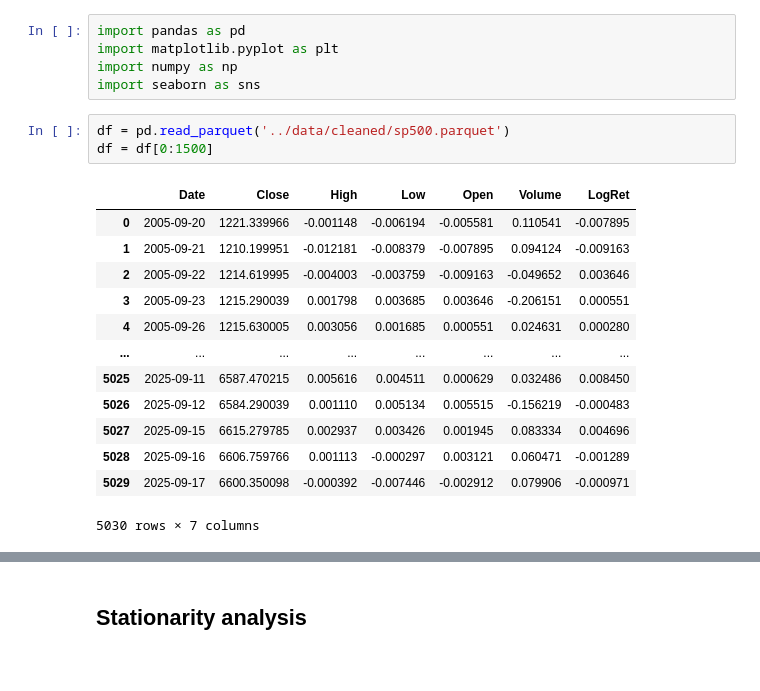
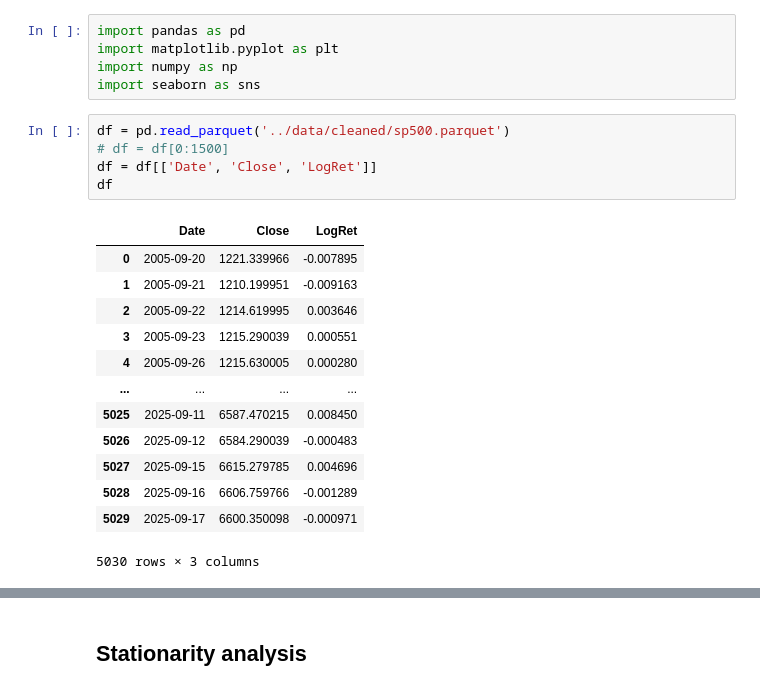
Before and after one commit to ThreadAgain/ml-assignment-3, a Jupyter notebook: notebooks/SPY.ipynb, the cells around one changed output, grey strips where cells are left out. Drawn from its saved outputs; the diff is of its cells as text.

```diff
--- a/notebooks/SPY.ipynb
+++ b/notebooks/SPY.ipynb
@@ -7,21 +7,23 @@ import numpy as np
 import seaborn as sns
 # %%
 df = pd.read_parquet('../data/cleaned/sp500.parquet')
-df = df[0:1500]
+# df = df[0:1500]
+df = df[['Date', 'Close', 'LogRet']]
+df
 # %% [output]
-|  | Date | Close | High | Low | Open | Volume | LogRet |
-| 0 | 2005-09-20 | 1221.339966 | -0.001148 | -0.006194 | -0.005581 | 0.110541 | -0.007895 |
-| 1 | 2005-09-21 | 1210.199951 | -0.012181 | -0.008379 | -0.007895 | 0.094124 | -0.009163 |
-| 2 | 2005-09-22 | 1214.619995 | -0.004003 | -0.003759 | -0.009163 | -0.049652 | 0.003646 |
-| 3 | 2005-09-23 | 1215.290039 | 0.001798 | 0.003685 | 0.003646 | -0.206151 | 0.000551 |
-| 4 | 2005-09-26 | 1215.630005 | 0.003056 | 0.001685 | 0.000551 | 0.024631 | 0.000280 |
-| ... | ... | ... | ... | ... | ... | ... | ... |
-| 5025 | 2025-09-11 | 6587.470215 | 0.005616 | 0.004511 | 0.000629 | 0.032486 | 0.008450 |
-| 5026 | 2025-09-12 | 6584.290039 | 0.001110 | 0.005134 | 0.005515 | -0.156219 | -0.000483 |
-| 5027 | 2025-09-15 | 6615.279785 | 0.002937 | 0.003426 | 0.001945 | 0.083334 | 0.004696 |
-| 5028 | 2025-09-16 | 6606.759766 | 0.001113 | -0.000297 | 0.003121 | 0.060471 | -0.001289 |
-| 5029 | 2025-09-17 | 6600.350098 | -0.000392 | -0.007446 | -0.002912 | 0.079906 | -0.000971 |
+|  | Date | Close | LogRet |
+| 0 | 2005-09-20 | 1221.339966 | -0.007895 |
+| 1 | 2005-09-21 | 1210.199951 | -0.009163 |
+| 2 | 2005-09-22 | 1214.619995 | 0.003646 |
+| 3 | 2005-09-23 | 1215.290039 | 0.000551 |
+| 4 | 2005-09-26 | 1215.630005 | 0.000280 |
+| ... | ... | ... | ... |
+| 5025 | 2025-09-11 | 6587.470215 | 0.008450 |
+| 5026 | 2025-09-12 | 6584.290039 | -0.000483 |
+| 5027 | 2025-09-15 | 6615.279785 | 0.004696 |
+| 5028 | 2025-09-16 | 6606.759766 | -0.001289 |
+| 5029 | 2025-09-17 | 6600.350098 | -0.000971 |
-5030 rows × 7 columns
+5030 rows × 3 columns
 # %%
 from scipy.stats import norm
 import numpy as np
```
Also changed, not shown: parts of 29 cells of this notebook, 19 other files.
